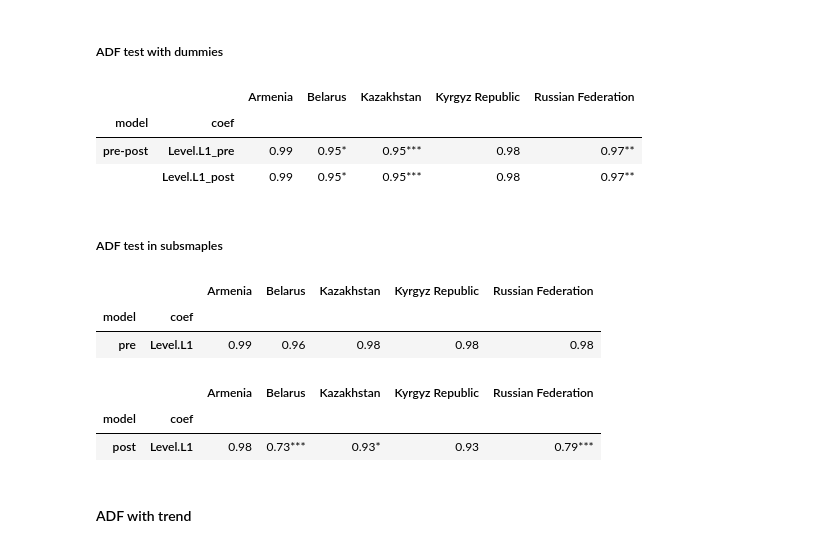
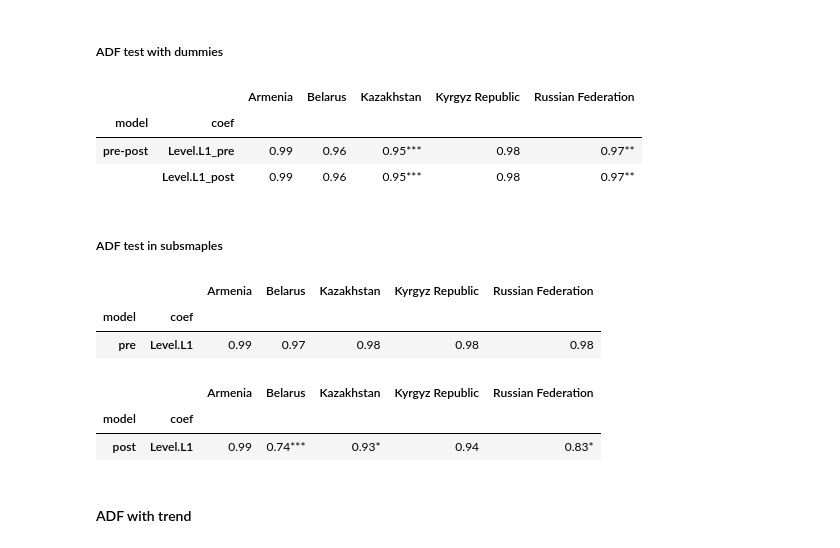
Before and after one commit to vlad-yeghiazaryan/PPP-in-EAEU, a Jupyter notebook: PPP_in_EAEU.ipynb, the cells around one changed output. Cells and saved outputs as stored; diff of their text form; code cells hidden in the pictures.

Commit message:
add ols results with (optimal) lag=2

```diff
--- a/PPP_in_EAEU.ipynb
+++ b/PPP_in_EAEU.ipynb
@@ -229,0 +291,16 @@ def add_Stars(b,se):
+# %%
+ADF_aic_tr_df = pd.DataFrame(data=ADF_aic_tr,index=countries,columns=range(1,12+1))
+ADF_bic_tr_df = pd.DataFrame(data=ADF_bic_tr,index=countries,columns=range(1,12+1))
+# %%
+fig, axes = plt.subplots(1,2,figsize=(12,5))
+for country in countries:
+    axes[0].plot(range(1,12+1),ADF_aic_tr_df.loc[country,:], label=country)
+    axes[1].plot(range(1,12+1),ADF_bic_tr_df.loc[country,:], label=country)
+axes[0].set_xlabel('lags')
+axes[1].set_xlabel('lags')
+axes[0].set_xticks(range(1,12+1))
+axes[1].set_xticks(range(1,12+1))
+axes[0].set_title('aic')
+axes[1].set_title('bic')
+axes[1].legend()
+fig.suptitle('ADF with trend');
@@ -230 +311,3 @@ def add_Stars(b,se):
+# %%
+lags = 2
 # %% [markdown]
@@ -243,12 +326,4 @@ for country in countries:
     X = sma.add_constant(pd.concat([y_1, d_y_lags], axis=1))[1+lags:]
     res = OLS(d_y, exog=X).fit()
     ADF_res_ct.append(res)
-# %%
-def createTable(results,modelname,coeffnames):
-    idx = pd.MultiIndex.from_product([modelname,coeffnames],names=('model','coef'))
-    table = pd.DataFrame(index=idx)
-    for c, country in enumerate(countries):
-        cell = add_Stars(results[c].params[coeffnames]+1,results[c].bse[coeffnames])
-        table = table.join(pd.DataFrame(cell.values,index=idx,columns=[country]))
-    return table
 # %%
@@ -301,13 +376,13 @@ for country in countries:
     res = OLS(d_y, exog=X).fit()
     ADF_res_pre_post_ct.append(res)
 # %%
-table_pre_post_ct = createTable(ADF_res_pre_post_ct,['pre-post'],['Level.L1_pre','Level.L1_post'])
+table_pre_post_ct = createTable(ADF_res_pre_post_ct,['pre-post'],['Level.L1_pre','Level.L1_post'],lags)
 table_pre_post_ct
 # %% [output]
 |  |  | Armenia | Belarus | Kazakhstan | Kyrgyz Republic | Russian Federation |
 | model | coef |  |  |  |  |  |
-| pre-post | Level.L1_pre | 0.99 | 0.95* | 0.95*** | 0.98 | 0.97** |
-|  | Level.L1_post | 0.99 | 0.95* | 0.95*** | 0.98 | 0.97** |
+| pre-post | Level.L1_pre | 0.99 | 0.96 | 0.95*** | 0.98 | 0.97** |
+|  | Level.L1_post | 0.99 | 0.96 | 0.95*** | 0.98 | 0.97** |
 # %%
 # # ADF test with post-EAEU dummy (Level.L1_post: beta_1 - beta_2 version)
 # X = sma.add_constant(pd.concat([y_1, y_1_post, d_y_lags], axis=1))[1+lags:]
@@ -333,19 +408,19 @@ for country in countries:
     res = OLS(d_y['2015-01-01':], exog=X['2015-01-01':]).fit()
     ADF_res_post_ct.append(res)
 # %%
-table_pre_ct = createTable(ADF_res_pre_ct,['pre'],['Level.L1'])
+table_pre_ct = createTable(ADF_res_pre_ct,['pre'],['Level.L1'],lags)
 table_pre_ct
 # %% [output]
 |  |  | Armenia | Belarus | Kazakhstan | Kyrgyz Republic | Russian Federation |
 | model | coef |  |  |  |  |  |
-| pre | Level.L1 | 0.99 | 0.96 | 0.98 | 0.98 | 0.98 |
+| pre | Level.L1 | 0.99 | 0.97 | 0.98 | 0.98 | 0.98 |
 # %%
-table_post_ct = createTable(ADF_res_post_ct,['post'],['Level.L1'])
+table_post_ct = createTable(ADF_res_post_ct,['post'],['Level.L1'],lags)
 table_post_ct
 # %% [output]
 |  |  | Armenia | Belarus | Kazakhstan | Kyrgyz Republic | Russian Federation |
 | model | coef |  |  |  |  |  |
-| post | Level.L1 | 0.98 | 0.73*** | 0.93* | 0.93 | 0.79*** |
+| post | Level.L1 | 0.99 | 0.74*** | 0.93* | 0.94 | 0.83* |
 # %% [markdown]
 #### ADF with trend
 # %% [markdown]
```
Also changed, not shown: parts of 23 cells of this notebook, 7 other files.
